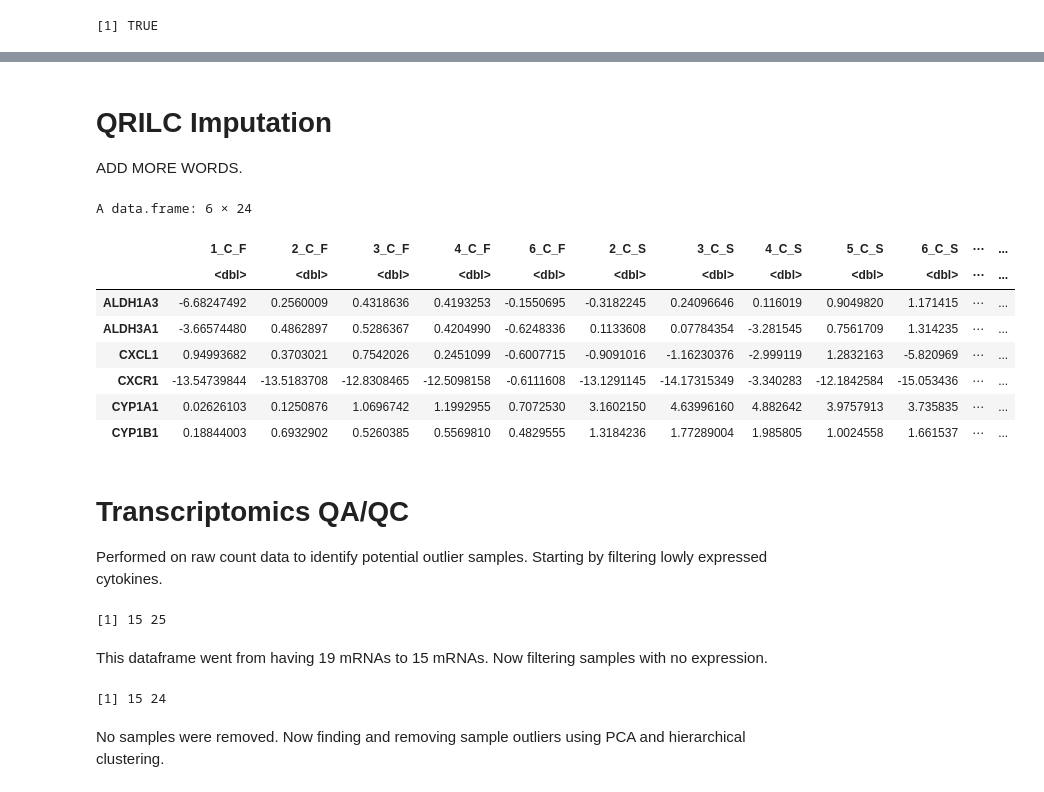
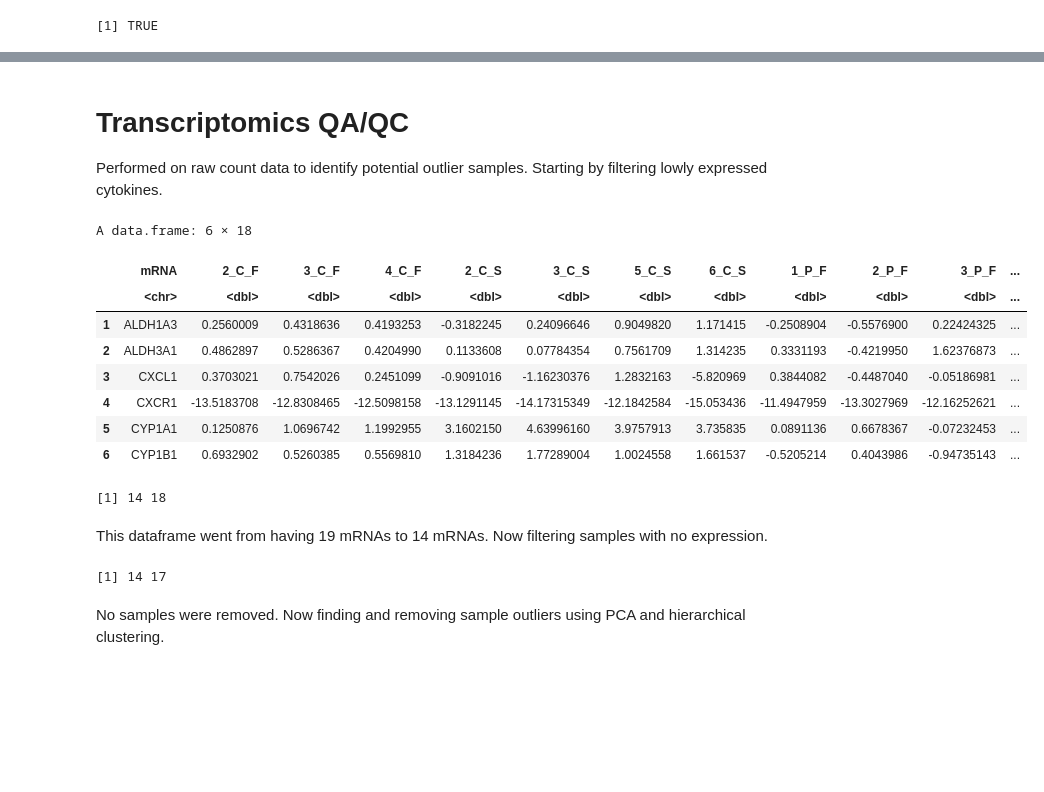
Before and after one commit to UNC-CEMALB/Burn-pit-smoke-condensate-mediated-toxicity-in-human-airway-epithelial-cells-, a Jupyter notebook: 1. DESeq2/mRNA DESeq2.ipynb, the cells around one changed output, grey strips where cells are left out. Saved outputs shown, nothing was run; the diff lists cells and outputs as text; code cells hidden in the pictures; blank space fills up the shorter version.

```diff
--- a/1. DESeq2/mRNA DESeq2.ipynb
+++ b/1. DESeq2/mRNA DESeq2.ipynb
@@ -200,58 +199,43 @@ A data.frame: 19 × 12
 | TXNRD1 | -0.02808529 | 0.31071815 | 0.4285477 | NA | 0.21652258 | 0.22956696 | -0.39867343 | NA | 1.05139937 | 0.271021737 | 0.50662425 | ... |
 | GMCSF2 | -8.37895305 | -6.65154648 | -5.7432578 | NA | -4.76953536 | -5.35652862 | -5.73685336 | NA | -0.47867433 | -3.269879636 | -4.44559170 | ... |
 | IL6 | -12.39496036 | -10.77181957 | -8.1422749 | NA | -9.92281811 | -13.48201023 | -13.58797032 | NA | -6.56515993 | -8.212166742 | -8.53481533 | ... |
-# %% [markdown]
-# QRILC Imputation
-ADD MORE WORDS.
-# %%
-imputed_QRILC_object = impute.QRILC(countdata, tune.sigma = 0.1)
-imputed_df = data.frame(imputed_QRILC_object[1]) #%>%
-#     rownames_to_column(var = "mRNA") %>%
-#     pivot_longer(cols = 2:24, names_to = "Sample_ID", values_to = "ddCT") %>%
-#     separate(Sample_ID, into = c("Subject_No", "Condensate", "Burn_Condition", "Concentration", "Time_Point"))
-
-# dataframes automatically add X to col names if it starts with a number so fixing that here
-colnames(imputed_df) = colnames(countdata)
-
-# # adding back in subject ids
-# final_df = full_join(imputed_df, unique(avg_mRNA_df %>%
-#                         select(c("Subject_No", "Subject_ID"))))
-
-# # rearranging cols
-# final_df = final_df[,c(2,8,1,3:7)]
-head(imputed_df)
-# %% [output]
-A data.frame: 6 × 24
-|  | 1_C_F | 2_C_F | 3_C_F | 4_C_F | 6_C_F | 2_C_S | 3_C_S | 4_C_S | 5_C_S | 6_C_S | ⋯ | ... |
-|  | <dbl> | <dbl> | <dbl> | <dbl> | <dbl> | <dbl> | <dbl> | <dbl> | <dbl> | <dbl> | ⋯ | ... |
-| ALDH1A3 | -6.68247492 | 0.2560009 | 0.4318636 | 0.4193253 | -0.1550695 | -0.3182245 | 0.24096646 | 0.116019 | 0.9049820 | 1.171415 | ⋯ | ... |
-| ALDH3A1 | -3.66574480 | 0.4862897 | 0.5286367 | 0.4204990 | -0.6248336 | 0.1133608 | 0.07784354 | -3.281545 | 0.7561709 | 1.314235 | ⋯ | ... |
-| CXCL1 | 0.94993682 | 0.3703021 | 0.7542026 | 0.2451099 | -0.6007715 | -0.9091016 | -1.16230376 | -2.999119 | 1.2832163 | -5.820969 | ⋯ | ... |
-| CXCR1 | -13.54739844 | -13.5183708 | -12.8308465 | -12.5098158 | -0.6111608 | -13.1291145 | -14.17315349 | -3.340283 | -12.1842584 | -15.053436 | ⋯ | ... |
-| CYP1A1 | 0.02626103 | 0.1250876 | 1.0696742 | 1.1992955 | 0.7072530 | 3.1602150 | 4.63996160 | 4.882642 | 3.9757913 | 3.735835 | ⋯ | ... |
-| CYP1B1 | 0.18844003 | 0.6932902 | 0.5260385 | 0.5569810 | 0.4829555 | 1.3184236 | 1.77289004 | 1.985805 | 1.0024558 | 1.661537 | ⋯ | ... |
 # %% [markdown]
 # Transcriptomics QA/QC
 Performed on raw count data to identify potential outlier samples. Starting by filtering lowly expressed cytokines.
 # %%
-countdata = imputed_df
+# Removing cols with missing data since it's giving me issues
+countdata = countdata %>%
+    select_if(~ !any(is.na(.)))
+
 # First count the total number of samples and save it as a value in the global environment
 nsamp <- ncol(countdata)
 
 # Then, calculate the median expression level across all genes and all samples and save it as a value
-total_median <- median(as.matrix(countdata))
+total_median <- median(as.matrix(countdata), na.rm = TRUE)
 
-# We need to temporarily add back in the cytokine column to the countdata
+# We need to temporarily add back in the mRNA column to the countdata
 # so we can filter for genes that pass the background filter
 countdata <- countdata %>%
     rownames_to_column("mRNA")
+
+head(countdata)
+# %% [output]
+A data.frame: 6 × 18
+|  | mRNA | 2_C_F | 3_C_F | 4_C_F | 2_C_S | 3_C_S | 5_C_S | 6_C_S | 1_P_F | 2_P_F | 3_P_F | ... |
+|  | <chr> | <dbl> | <dbl> | <dbl> | <dbl> | <dbl> | <dbl> | <dbl> | <dbl> | <dbl> | <dbl> | ... |
+| 1 | ALDH1A3 | 0.2560009 | 0.4318636 | 0.4193253 | -0.3182245 | 0.24096646 | 0.9049820 | 1.171415 | -0.2508904 | -0.5576900 | 0.22424325 | ... |
+| 2 | ALDH3A1 | 0.4862897 | 0.5286367 | 0.4204990 | 0.1133608 | 0.07784354 | 0.7561709 | 1.314235 | 0.3331193 | -0.4219950 | 1.62376873 | ... |
+| 3 | CXCL1 | 0.3703021 | 0.7542026 | 0.2451099 | -0.9091016 | -1.16230376 | 1.2832163 | -5.820969 | 0.3844082 | -0.4487040 | -0.05186981 | ... |
+| 4 | CXCR1 | -13.5183708 | -12.8308465 | -12.5098158 | -13.1291145 | -14.17315349 | -12.1842584 | -15.053436 | -11.4947959 | -13.3027969 | -12.16252621 | ... |
+| 5 | CYP1A1 | 0.1250876 | 1.0696742 | 1.1992955 | 3.1602150 | 4.63996160 | 3.9757913 | 3.735835 | 0.0891136 | 0.6678367 | -0.07232453 | ... |
+| 6 | CYP1B1 | 0.6932902 | 0.5260385 | 0.5569810 | 1.3184236 | 1.77289004 | 1.0024558 | 1.661537 | -0.5205214 | 0.4043986 | -0.94735143 | ... |
 # %%
 # filtering for mRNAs that have an expression greater than the total median in at least 20% of the samples
 mRNAs_above_background <- countdata %>%
     pivot_longer(cols =! mRNA, names_to = "sampleID", values_to = "expression") %>%
     # indicates whether the expression of a mRNA for the corresponding exposure condition is above (1) or not
     # above (0) the median of all count data
-    mutate(above_median = ifelse(expression > total_median,1,0)) %>%
+    mutate(above_median = ifelse(expression > total_median, 1, 0)) %>%
     group_by(mRNA) %>%
     # For each mRNA, count the number of exposure conditions where the expression was greater than the median
     # of all count data
@@ -265,9 +249,9 @@ countdata <- left_join(mRNAs_above_background, countdata, by = "mRNA")
 
 dim(countdata)
 # %% [output]
-[1] 15 25
+[1] 14 18
 # %% [markdown]
-This dataframe went from having 19 mRNAs to 15 mRNAs. Now filtering samples with no expression.
+This dataframe went from having 19 mRNAs to 14 mRNAs. Now filtering samples with no expression.
 # %%
 countdata_T <- countdata %>%
   pivot_longer(cols =! mRNA, names_to = "sampleID",values_to = "expression") %>%
@@ -293,7 +277,7 @@ countdata <- countdata_T %>%
 
 dim(countdata)
 # %% [output]
-[1] 15 24
+[1] 14 17
 # %% [markdown]
 No samples were removed. Now finding and removing sample outliers using PCA and hierarchical clustering.
 # %%
```
Also changed, not shown: parts of 3 cells of this notebook.
